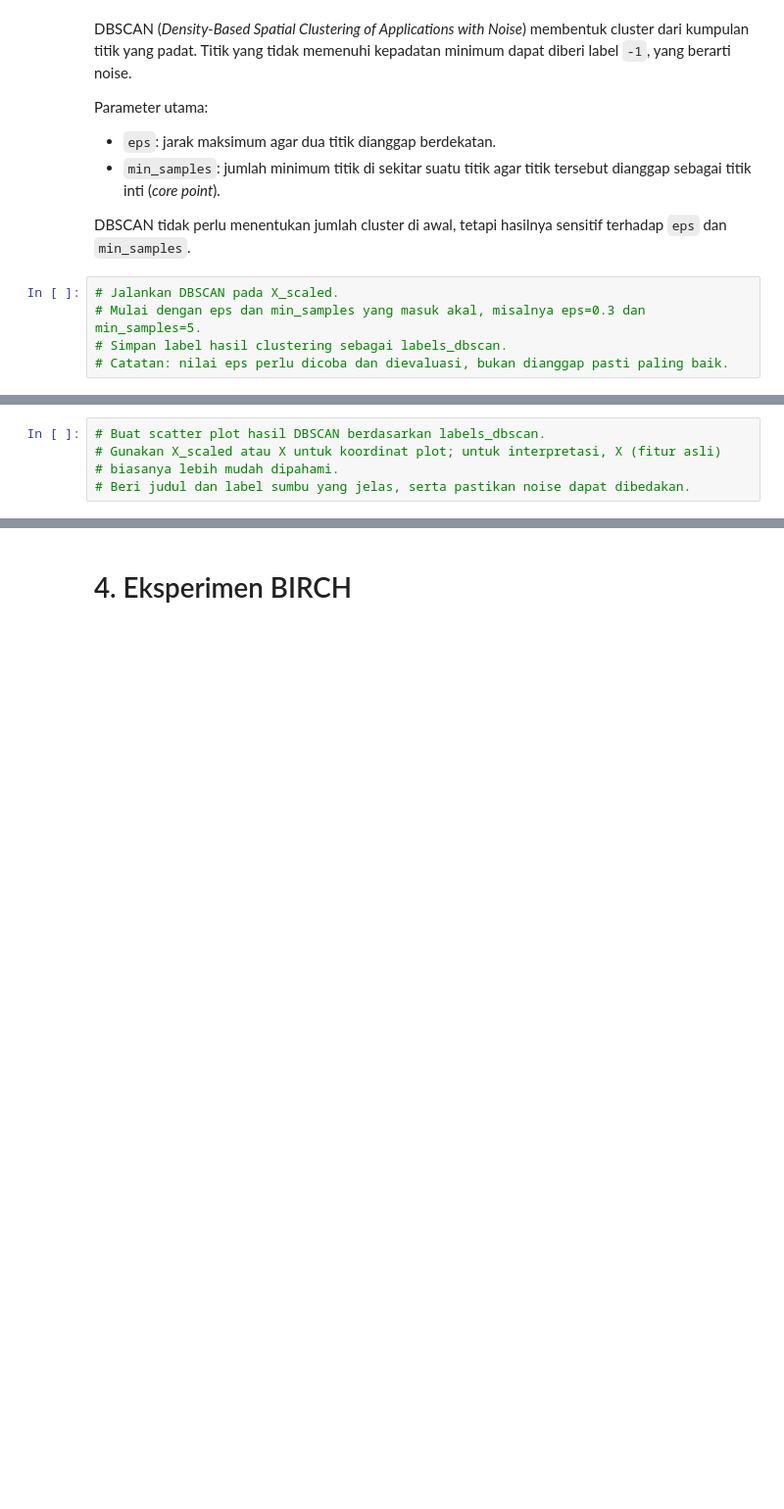
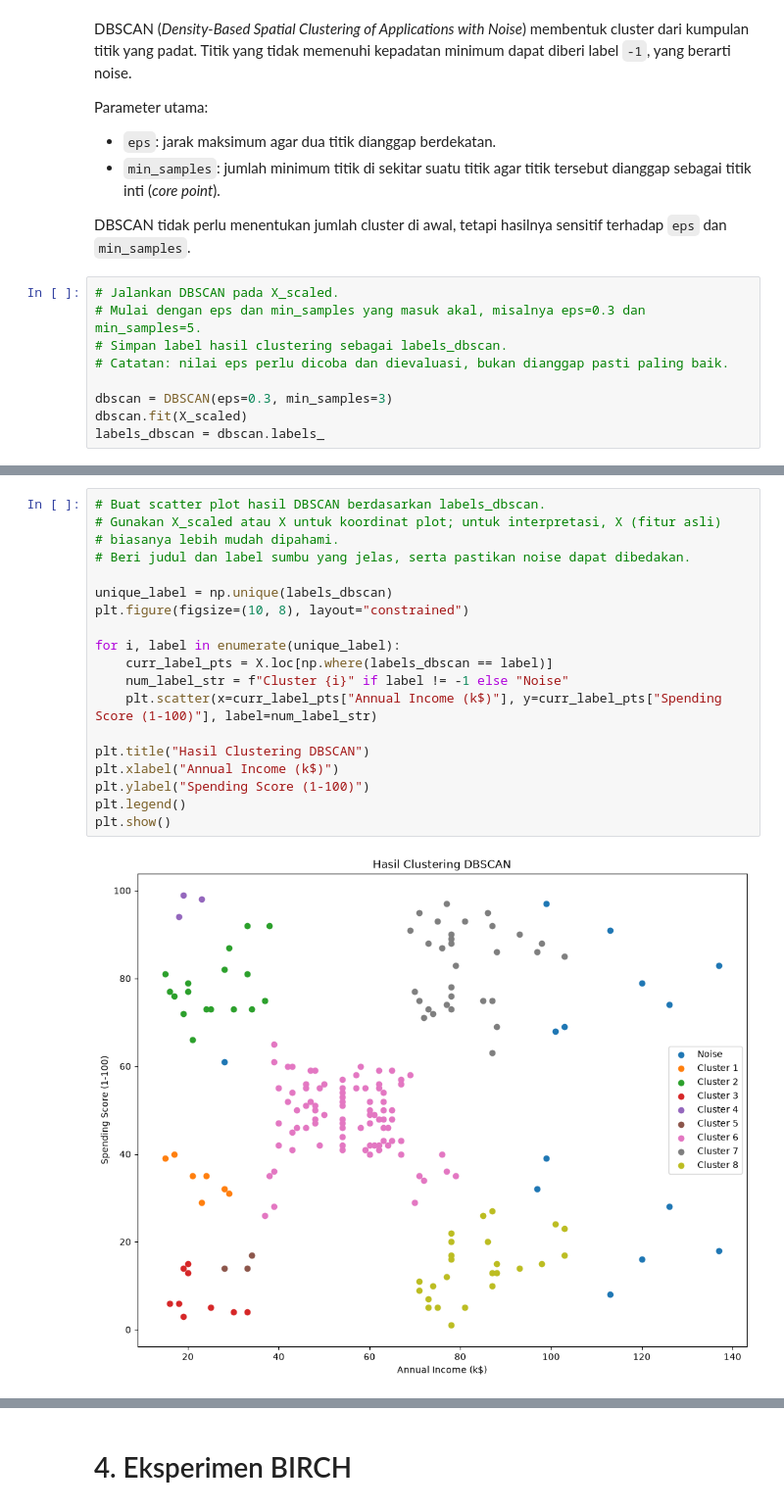
Before and after one commit to ZicoDiegoRR/Modul-Praktikum-ML-RKA, a Jupyter notebook: 7. DBSCAN, BIRCH, EM/DBSCAN_BIRCH_EM_NRP.ipynb, the cells around one changed output, grey strips where cells are left out. Shown at 98% size. Drawn from its saved outputs; the diff is of its cells as text; blank space fills up the shorter version.

Commit message:
upload dbscan, birch, em

```diff
--- a/7. DBSCAN, BIRCH, EM/DBSCAN_BIRCH_EM_NRP.ipynb
+++ b/7. DBSCAN, BIRCH, EM/DBSCAN_BIRCH_EM_NRP.ipynb
@@ -108,6 +243,10 @@ DBSCAN tidak perlu menentukan jumlah cluster di awal, tetapi hasilnya sensitif t
 # Mulai dengan eps dan min_samples yang masuk akal, misalnya eps=0.3 dan min_samples=5.
 # Simpan label hasil clustering sebagai labels_dbscan.
 # Catatan: nilai eps perlu dicoba dan dievaluasi, bukan dianggap pasti paling baik.
+
+dbscan = DBSCAN(eps=0.3, min_samples=3)
+dbscan.fit(X_scaled)
+labels_dbscan = dbscan.labels_
 # %%
 # Tampilkan jumlah anggota setiap label hasil DBSCAN.
 # Hitung jumlah cluster dengan tidak memasukkan label -1.
@@ -115,8 +275,24 @@ DBSCAN tidak perlu menentukan jumlah cluster di awal, tetapi hasilnya sensitif t
 # %%
 # Buat scatter plot hasil DBSCAN berdasarkan labels_dbscan.
 # Gunakan X_scaled atau X untuk koordinat plot; untuk interpretasi, X (fitur asli)
 # biasanya lebih mudah dipahami.
 # Beri judul dan label sumbu yang jelas, serta pastikan noise dapat dibedakan.
+
+unique_label = np.unique(labels_dbscan)
+plt.figure(figsize=(10, 8), layout="constrained")
+
+for i, label in enumerate(unique_label):
+    curr_label_pts = X.loc[np.where(labels_dbscan == label)]
+    num_label_str = f"Cluster {i}" if label != -1 else "Noise"
+    plt.scatter(x=curr_label_pts["Annual Income (k$)"], y=curr_label_pts["Spending Score (1-100)"], label=num_label_str)
+
+plt.title("Hasil Clustering DBSCAN")
+plt.xlabel("Annual Income (k$)")
+plt.ylabel("Spending Score (1-100)")
+plt.legend()
+plt.show()
+# %% [output]
+[figure, added]
 # %%
 # Coba beberapa kombinasi eps dan min_samples.
 # Buat tabel ringkasan yang berisi eps, min_samples, jumlah cluster (tanpa noise),
```
Also changed, not shown: parts of 31 cells of this notebook.
